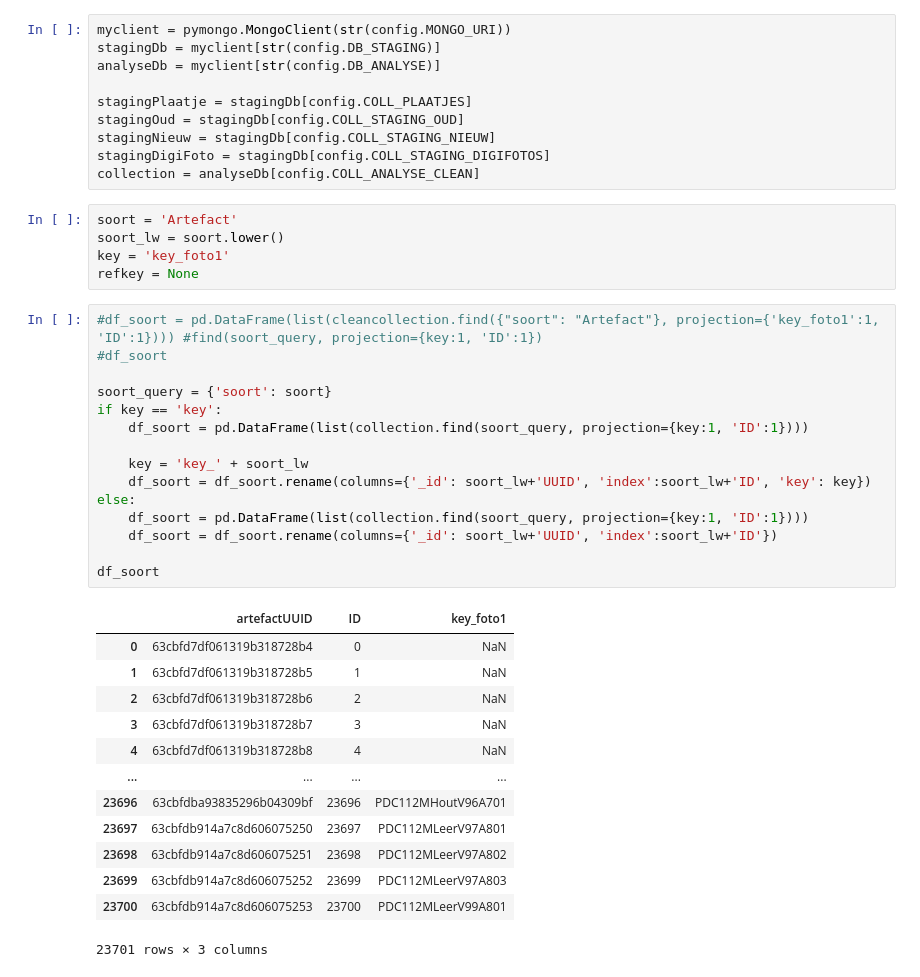
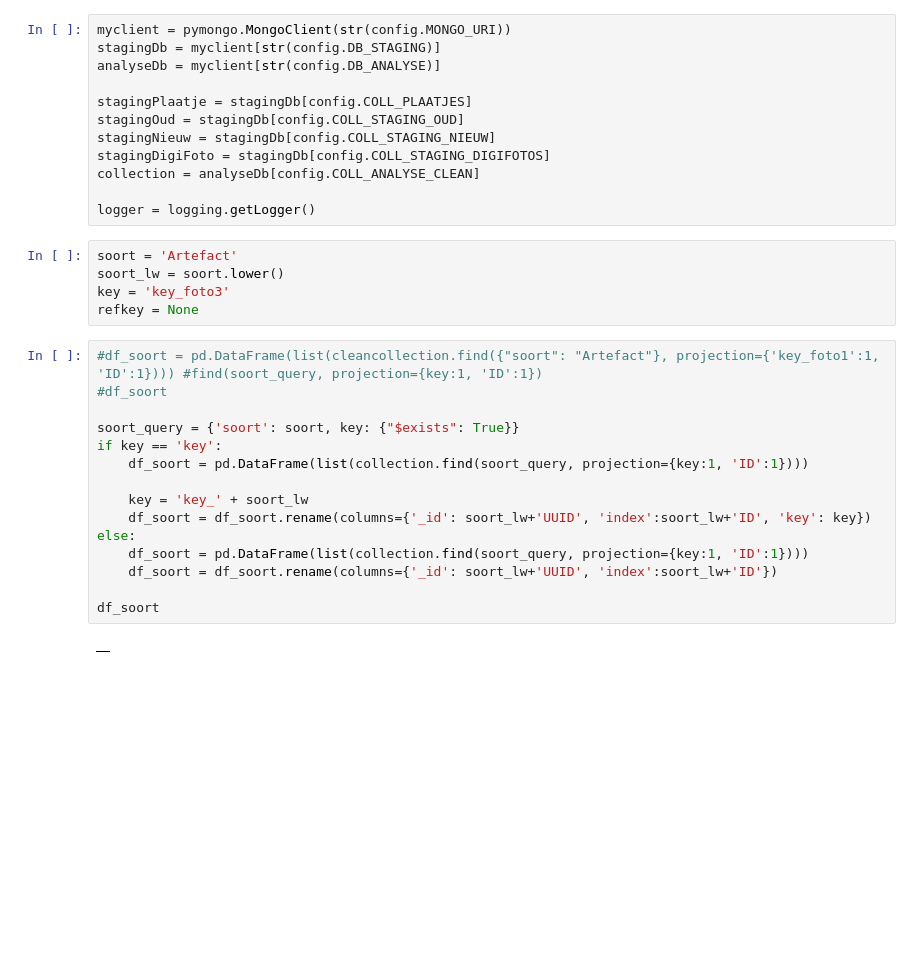
Before and after one commit to brienen/wasstraat_archeologische_data, a Jupyter notebook: notebooks/Experiment Koppelen Fotos.ipynb, the cells around one changed output. Saved outputs shown, nothing was run; the diff lists cells and outputs as text; blank space fills up the shorter version.

Commit message:
Verbeterde koppeling Foto's aan artefact

```diff
--- a/notebooks/Experiment Koppelen Fotos.ipynb
+++ b/notebooks/Experiment Koppelen Fotos.ipynb
@@ -23,38 +24,28 @@ stagingOud = stagingDb[config.COLL_STAGING_OUD]
 stagingNieuw = stagingDb[config.COLL_STAGING_NIEUW]
 stagingDigiFoto = stagingDb[config.COLL_STAGING_DIGIFOTOS]
 collection = analyseDb[config.COLL_ANALYSE_CLEAN]
+
+logger = logging.getLogger()
 # %%
 soort = 'Artefact'
 soort_lw = soort.lower()
-key = 'key_foto1'
+key = 'key_foto3'
 refkey = None
 # %%
 #df_soort = pd.DataFrame(list(cleancollection.find({"soort": "Artefact"}, projection={'key_foto1':1, 'ID':1}))) #find(soort_query, projection={key:1, 'ID':1})
 #df_soort
 
-soort_query = {'soort': soort}
+soort_query = {'soort': soort, key: {"$exists": True}}
 if key == 'key':
     df_soort = pd.DataFrame(list(collection.find(soort_query, projection={key:1, 'ID':1})))
 
     key = 'key_' + soort_lw
     df_soort = df_soort.rename(columns={'_id': soort_lw+'UUID', 'index':soort_lw+'ID', 'key': key})
 else:
     df_soort = pd.DataFrame(list(collection.find(soort_query, projection={key:1, 'ID':1})))
     df_soort = df_soort.rename(columns={'_id': soort_lw+'UUID', 'index':soort_lw+'ID'})
 
 df_soort
 # %% [output]
-|  | artefactUUID | ID | key_foto1 |
-| 0 | 63cbfd7df061319b318728b4 | 0 | NaN |
-| 1 | 63cbfd7df061319b318728b5 | 1 | NaN |
-| 2 | 63cbfd7df061319b318728b6 | 2 | NaN |
-| 3 | 63cbfd7df061319b318728b7 | 3 | NaN |
-| 4 | 63cbfd7df061319b318728b8 | 4 | NaN |
-| ... | ... | ... | ... |
-| 23696 | 63cbfdba93835296b04309bf | 23696 | PDC112MHoutV96A701 |
-| 23697 | 63cbfdb914a7c8d606075250 | 23697 | PDC112MLeerV97A801 |
-| 23698 | 63cbfdb914a7c8d606075251 | 23698 | PDC112MLeerV97A802 |
-| 23699 | 63cbfdb914a7c8d606075252 | 23699 | PDC112MLeerV97A803 |
-| 23700 | 63cbfdb914a7c8d606075253 | 23700 | PDC112MLeerV99A801 |
+|  |
-23701 rows × 3 columns
 # %%
```
Also changed, not shown: parts of 11 cells of this notebook, 10 other files.
